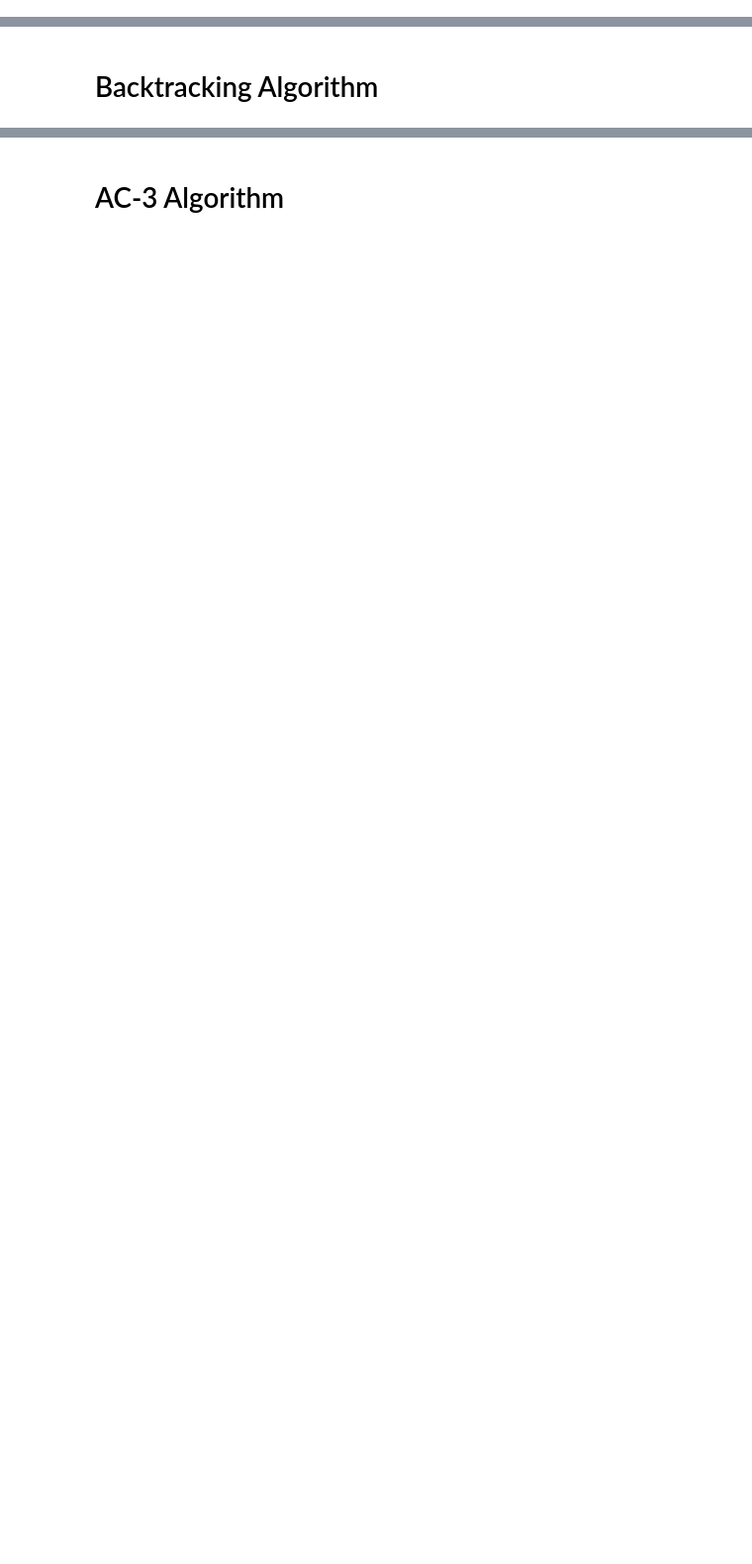
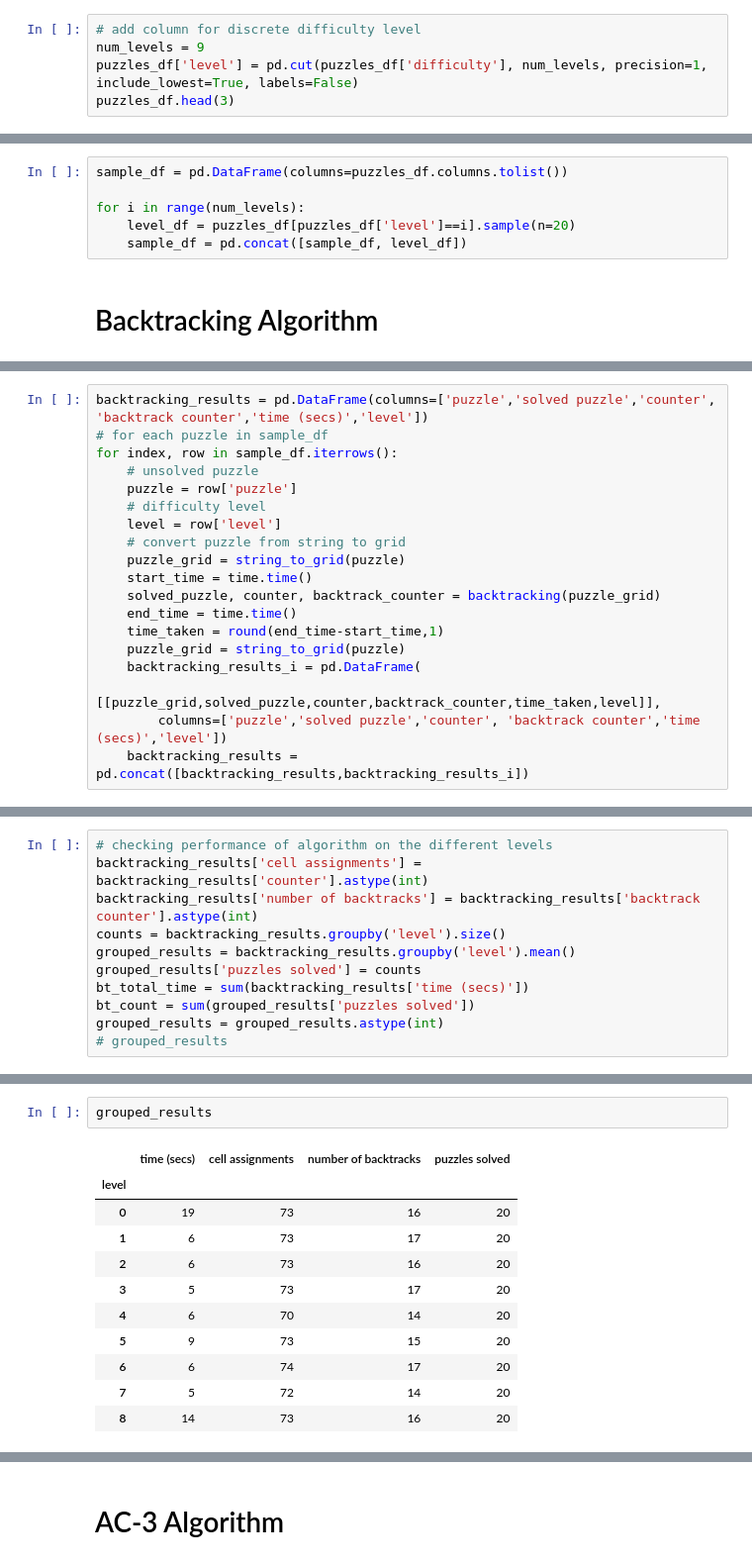
Before and after one commit to heba-razzak/AI-CSP, a Jupyter notebook: Sudoku_CSP.ipynb, the cells around one changed output, grey strips where cells are left out. Shown at 99% size. Cells and saved outputs as stored; diff of their text form; blank space fills up the shorter version.

```diff
--- a/Sudoku_CSP.ipynb
+++ b/Sudoku_CSP.ipynb
@@ -334,0 +558,5 @@ grid2
+# %%
+# add column for discrete difficulty level
+num_levels = 9
+puzzles_df['level'] = pd.cut(puzzles_df['difficulty'], num_levels, precision=1, include_lowest=True, labels=False)
+puzzles_df.head(3)
@@ -335,2 +570,8 @@ grid2
+# %%
+sample_df = pd.DataFrame(columns=puzzles_df.columns.tolist())
+
+for i in range(num_levels):
+    level_df = puzzles_df[puzzles_df['level']==i].sample(n=20)
+    sample_df = pd.concat([sample_df, level_df])
 # %% [markdown]
 # Backtracking Algorithm
@@ -375,0 +580,19 @@ backtracking_grid2
+# %%
+backtracking_results = pd.DataFrame(columns=['puzzle','solved puzzle','counter', 'backtrack counter','time (secs)','level'])
+# for each puzzle in sample_df
+for index, row in sample_df.iterrows():
+    # unsolved puzzle
+    puzzle = row['puzzle']
+    # difficulty level
+    level = row['level']
+    # convert puzzle from string to grid
+    puzzle_grid = string_to_grid(puzzle)
+    start_time = time.time()
+    solved_puzzle, counter, backtrack_counter = backtracking(puzzle_grid)
+    end_time = time.time()
+    time_taken = round(end_time-start_time,1)
+    puzzle_grid = string_to_grid(puzzle)
+    backtracking_results_i = pd.DataFrame(
+        [[puzzle_grid,solved_puzzle,counter,backtrack_counter,time_taken,level]],
+        columns=['puzzle','solved puzzle','counter', 'backtrack counter','time (secs)','level'])
+    backtracking_results = pd.concat([backtracking_results,backtracking_results_i])
@@ -375,0 +629,11 @@ backtracking_grid2
+# %%
+# checking performance of algorithm on the different levels
+backtracking_results['cell assignments'] = backtracking_results['counter'].astype(int)
+backtracking_results['number of backtracks'] = backtracking_results['backtrack counter'].astype(int)
+counts = backtracking_results.groupby('level').size()
+grouped_results = backtracking_results.groupby('level').mean()
+grouped_results['puzzles solved'] = counts
+bt_total_time = sum(backtracking_results['time (secs)'])
+bt_count = sum(grouped_results['puzzles solved'])
+grouped_results = grouped_results.astype(int)
+# grouped_results
@@ -375,0 +642,14 @@ backtracking_grid2
+# %%
+grouped_results
+# %% [output]
+|  | time (secs) | cell assignments | number of backtracks | puzzles solved |
+| level |  |  |  |  |
+| 0 | 19 | 73 | 16 | 20 |
+| 1 | 6 | 73 | 17 | 20 |
+| 2 | 6 | 73 | 16 | 20 |
+| 3 | 5 | 73 | 17 | 20 |
+| 4 | 6 | 70 | 14 | 20 |
+| 5 | 9 | 73 | 15 | 20 |
+| 6 | 6 | 74 | 17 | 20 |
+| 7 | 5 | 72 | 14 | 20 |
+| 8 | 14 | 73 | 16 | 20 |
```
Also changed, not shown: parts of 50 cells of this notebook, 1 other file.
